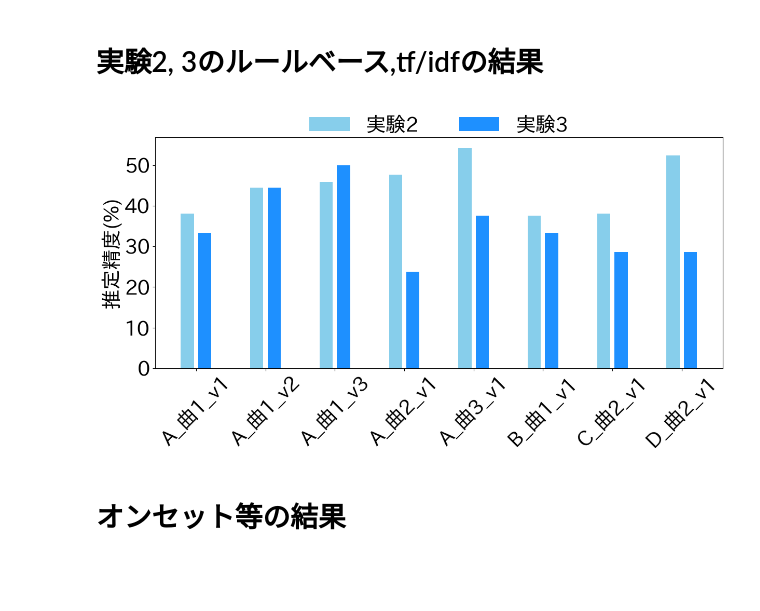
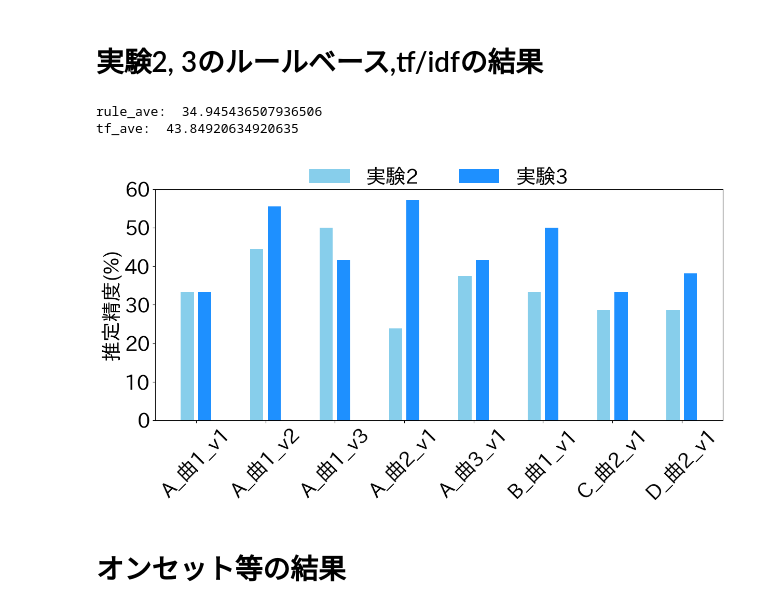
Before and after one commit to ryosuke-terasaka1/EstimateApp, a Jupyter notebook: create_figure/plot.ipynb, the cells around one changed output. Saved outputs shown, nothing was run; the diff lists cells and outputs as text; code cells hidden in the pictures; blank space fills up the shorter version.

```diff
--- a/create_figure/plot.ipynb
+++ b/create_figure/plot.ipynb
@@ -112,40 +115,44 @@ tfidf_exam1 = [61.904761904761905, 77.77777777777779, 70.83333333333334, 90.4761
 # tfidf = [42.857142857142854, 61.904761904761905, 77.77777777777779, 70.83333333333334, 75.0, 90.47619047619048]  # 点数2
 size = 28
 
-ruleBase = ruleBase_exam1
-tfidf = ruleBase_exam3
+ruleBase =  ruleBase_exam3
+tfidf = tfidf_exam3
 
 left = np.arange(len(ruleBase))  # numpyで横軸を設定
 # labels = ['動画1(POP)','動画2','動画3','動画4','動画5', '動画6']
 labels = ['A_曲1_v1', 'A_曲1_v2', 'A_曲1_v3', 'A_曲2_v1', 'A_曲3_v1', 'B_曲1_v1', 'C_曲2_v1', 'D_曲2_v1']
 # labels = ['動画1','動画2','動画3','動画4','動画5', '動画6']
 
+print('rule_ave: ', np.average(ruleBase))
+print('tf_ave: ', np.average(tfidf))
 width = 0.25
 compare = ("実験2", "実験3")
 examResult = ('ルールベース方式', 'tf/idf方式')
 fig = plt.figure(figsize=(12, 5))
 p_ruleBase = plt.bar(left, ruleBase, color='skyblue', width=width-0.06, align='center')
 p_tfidf = plt.bar(left+width, tfidf, color='dodgerblue', width=width-0.06, align='center')
 plt.ylabel("推定精度(%)", fontsize=size)
 # plt.xlabel("評価用データ", fontsize=size)
 plt.xticks(left + width/2, labels, fontsize=size, rotation=45)
 plt.yticks(fontsize=size)
 # plt.ylim(0, 90)
 label = compare
 plt.legend((p_ruleBase[0], p_tfidf[0]), label,bbox_to_anchor=(0.5, 1.17), loc='upper center', ncol=2, fontsize=size, frameon=False)
 # plt.gca().spines['right'].set_visible(False)
 # plt.gca().spines['top'].set_visible(False)
 plt.subplots_adjust(left=0.08, right=0.992, bottom=0.1, top=0.99)
 # plt.subplots_adjust(left=0.11, right=0.95, bottom=0.2, top=0.8)
 exam3_title = 'exam3_result.pdf'
 tfidf_compare_title = 'tfidf_exam_compare_1_3.pdf'
 ruleBase_compare_title = 'ruleBase_exam_compare_1_3.pdf'
 title = ruleBase_compare_title
 plt.savefig(title, facecolor="white", bbox_inches='tight')
 
 plt.show()
 # %% [output]
+rule_ave:  34.945436507936506
+tf_ave:  43.84920634920635
-[figure, old version]
+[figure, new version]
 # %% [markdown]
 # オンセット等の結果
 # %%
```
Also changed, not shown: parts of 2 cells of this notebook, 2 other files.
